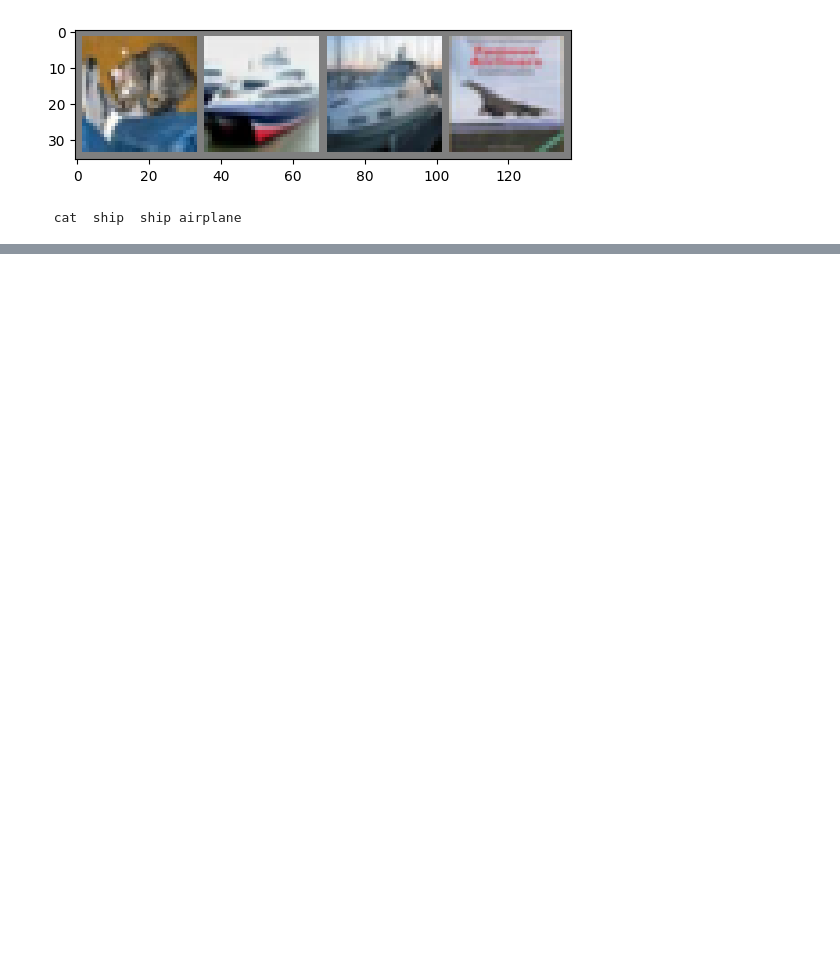
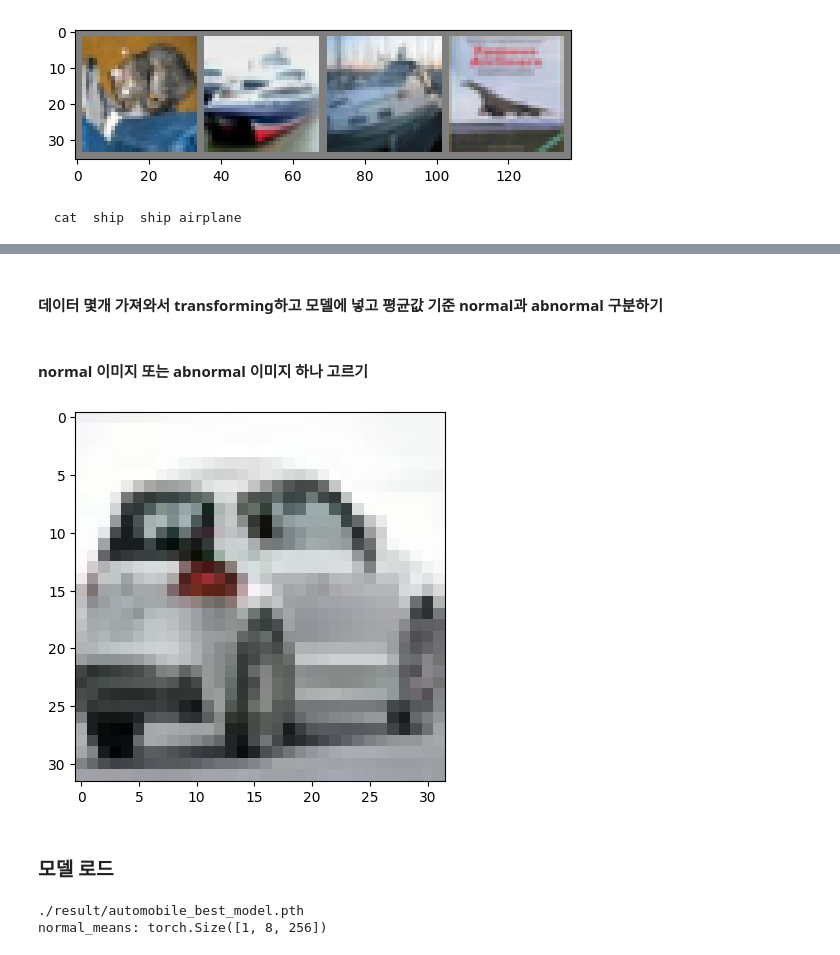
Before and after one commit to khw11044/GOAD-CIFAR10-Pytorch, a Jupyter notebook: demo.ipynb, the cells around one changed output, grey strips where cells are left out. Cells and saved outputs as stored; diff of their text form; code cells hidden in the pictures; blank space fills up the shorter version.

```diff
--- a/demo.ipynb
+++ b/demo.ipynb
@@ -17,13 +28,4 @@ def imshow(img):
 # %%
-root = './data'
-class_ind = 0
-
-BATCH = 4
-
-testset = dset.CIFAR10(root, train=False, download=True)
-test_data = np.array(testset.data)
-test_labels = np.array(testset.targets)
-
 classes = testset.classes
 
 x_test = norm(np.asarray(test_data, dtype='float32'))
@@ -31,4 +33,4 @@ x_test_trans = x_test.transpose(0, 3, 1, 2)
 y_test = (np.array(test_labels) == class_ind)
 
 x_test_trans = x_test_trans.reshape(-1,BATCH,3,32,32)
-test_labels = test_labels.reshape(-1,BATCH)
+y_test_trans = test_labels.reshape(-1,BATCH)
@@ -53,0 +81,2 @@ print(' '.join('%5s' % classes[labels[j]] for j in range(BATCH)))
+# %% [markdown]
+#### 데이터 몇개 가져와서 transforming하고 모델에 넣고 평균값 기준 normal과 abnormal 구분하기
@@ -53,0 +92,43 @@ print(' '.join('%5s' % classes[labels[j]] for j in range(BATCH)))
+# %%
+test_data = np.array(testset.data)
+test_labels = np.array(testset.targets)
+x_test = norm(np.asarray(test_data, dtype='float32'))
+
+y_test_normal = (np.array(y_test) == class_ind)
+y_test_abnormal = (np.array(y_test) != class_ind)
+# %%
+x_test_normal = x_test[y_test_normal]
+x_test_abnormal = x_test[y_test_abnormal]
+# %% [markdown]
+#### normal 이미지 또는 abnormal 이미지 하나 고르기
+# %%
+test_image = x_test_normal[10]
+
+
+normal_images_tensor = torch.from_numpy(test_image.transpose(2, 0, 1))
+imshow(torchvision.utils.make_grid(normal_images_tensor))
+# %% [output]
+[figure, added]
+# %% [markdown]
+### 모델 로드
+# %%
+import opt_tc as tc
+from wideresnet import WideResNet
+
+device = torch.device("cuda" if torch.cuda.is_available() else "cpu")
+
+
+depth = 10
+num_trans = transformer.n_transforms
+widen_factor = 4
+
+load_model = './result/{}_best_model.pth'.format(classes[class_ind])
+print(load_model)
+
+netWRN = WideResNet(depth, num_trans, widen_factor).to(device)
+netWRN.load_state_dict(torch.load(load_model)['net_dict'])
+normal_means = torch.load(load_model)['normal']
+print('normal_means:', normal_means.shape)
+# %% [output]
+./result/automobile_best_model.pth
+normal_means: torch.Size([1, 8, 256])
```
Also changed, not shown: parts of 16 cells of this notebook, 3 other files.
